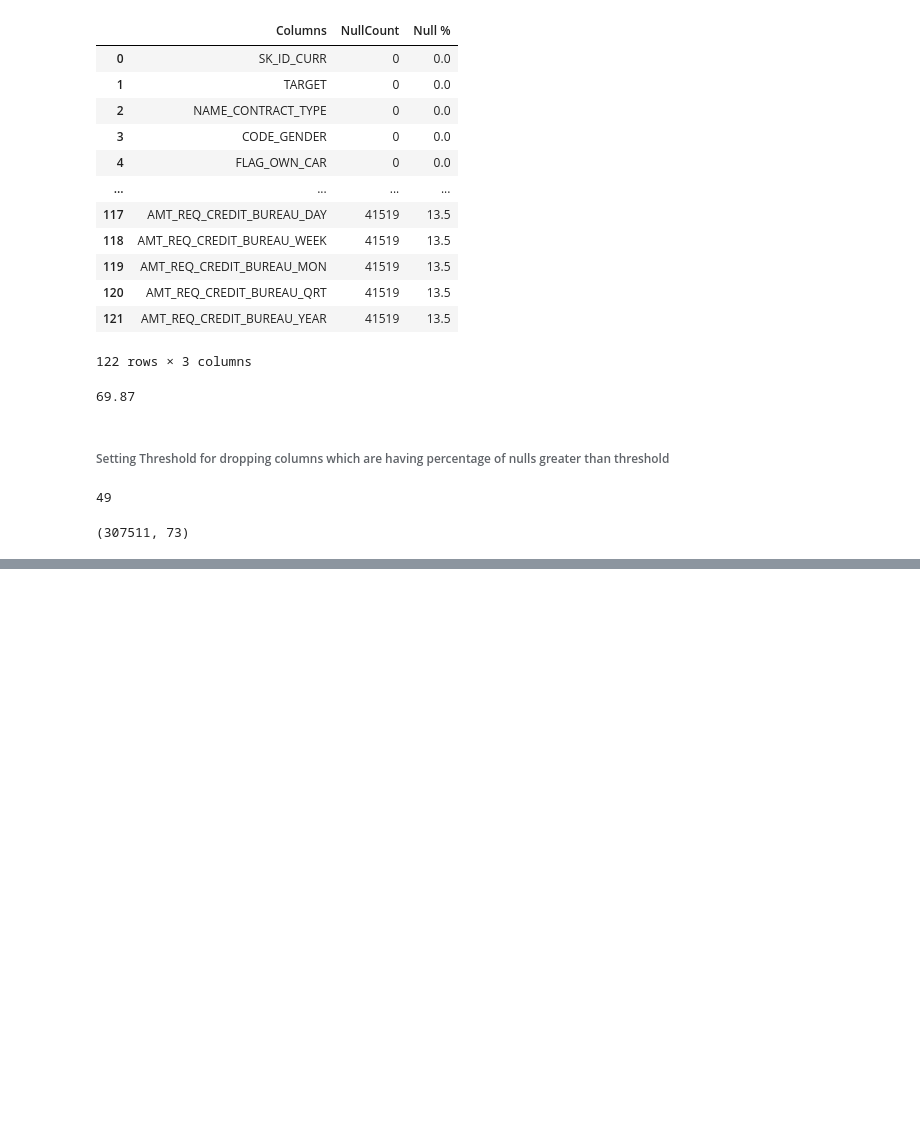
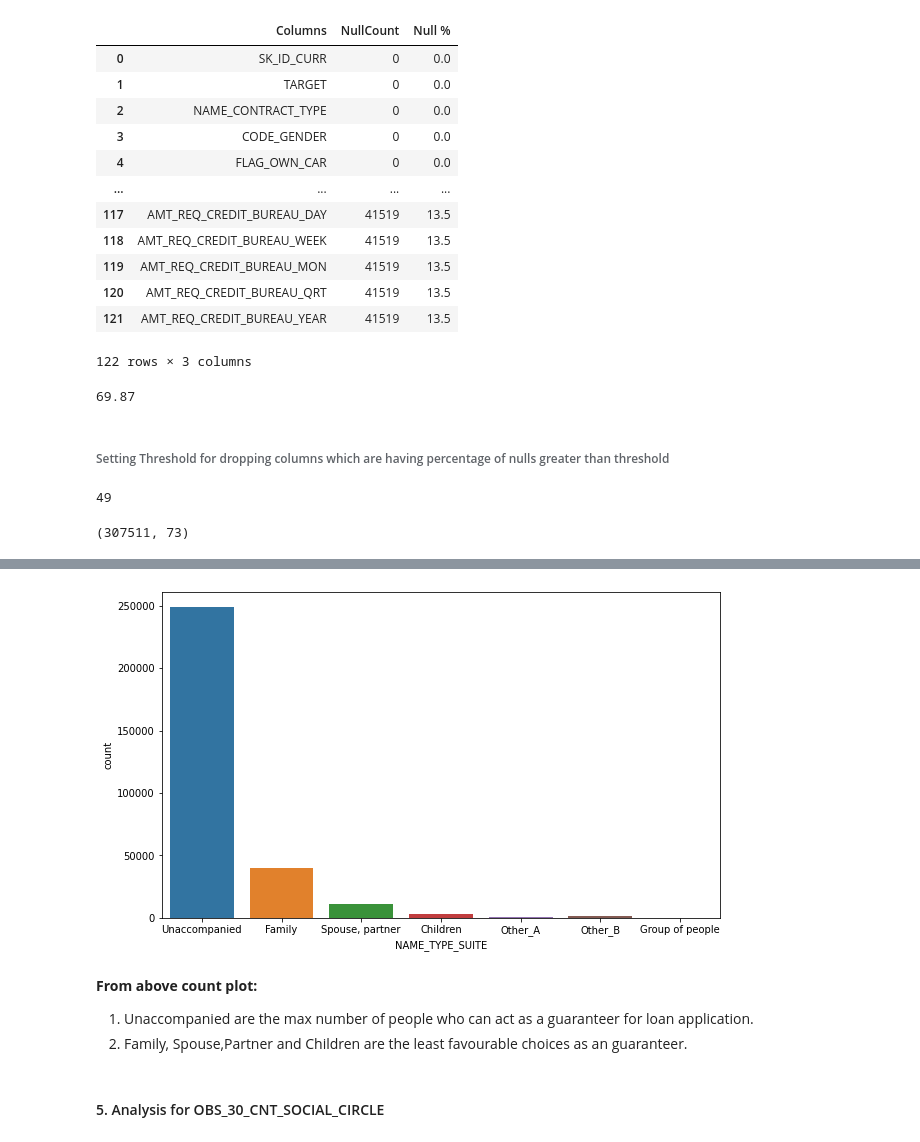
Before and after one commit to ameyabits/UPGrad, a Jupyter notebook: CaseStudy/Bank Loan Case Study/Notebooks/ApplicationData.ipynb, the cells around one changed output, grey strips where cells are left out. Drawn from its saved outputs; the diff is of its cells as text; code cells hidden in the pictures; blank space fills up the shorter version.

```diff
--- a/CaseStudy/Bank Loan Case Study/Notebooks/ApplicationData.ipynb
+++ b/CaseStudy/Bank Loan Case Study/Notebooks/ApplicationData.ipynb
@@ -140,0 +303,13 @@ Bank_AppData_DF.shape
+# %%
+#Visualizing the above value count using count plot.
+plt.figure(figsize=(10,6))
+sns.countplot(Bank_AppData_DF['NAME_TYPE_SUITE'])
+plt.show()
+# %% [output]
+[figure, added]
+# %% [markdown]
+**From above count plot:**
+1. Unaccompanied are the max number of people who can act as a guaranteer for loan application.
+2. Family, Spouse,Partner and Children are the least favourable choices as an guaranteer.
+# %% [markdown]
+#### 5. Analysis for OBS_30_CNT_SOCIAL_CIRCLE
```
Also changed, not shown: parts of 39 cells of this notebook, 1 other file.
